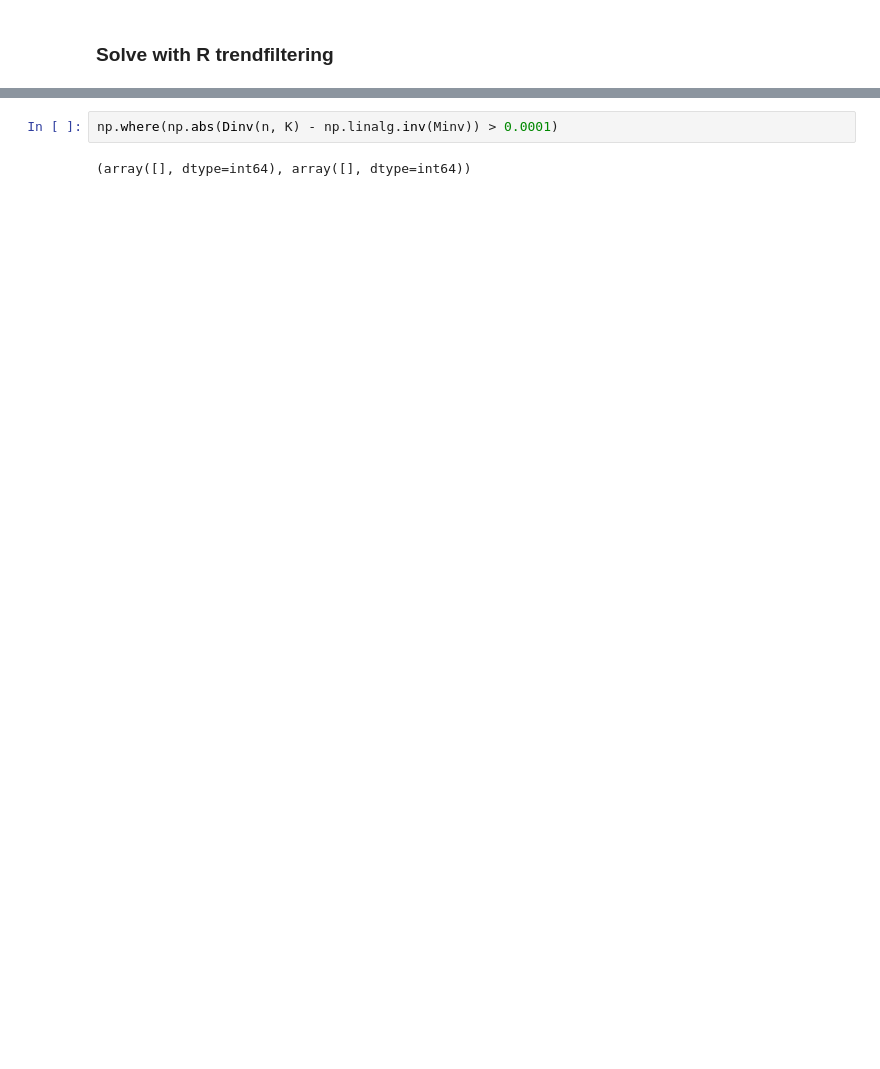
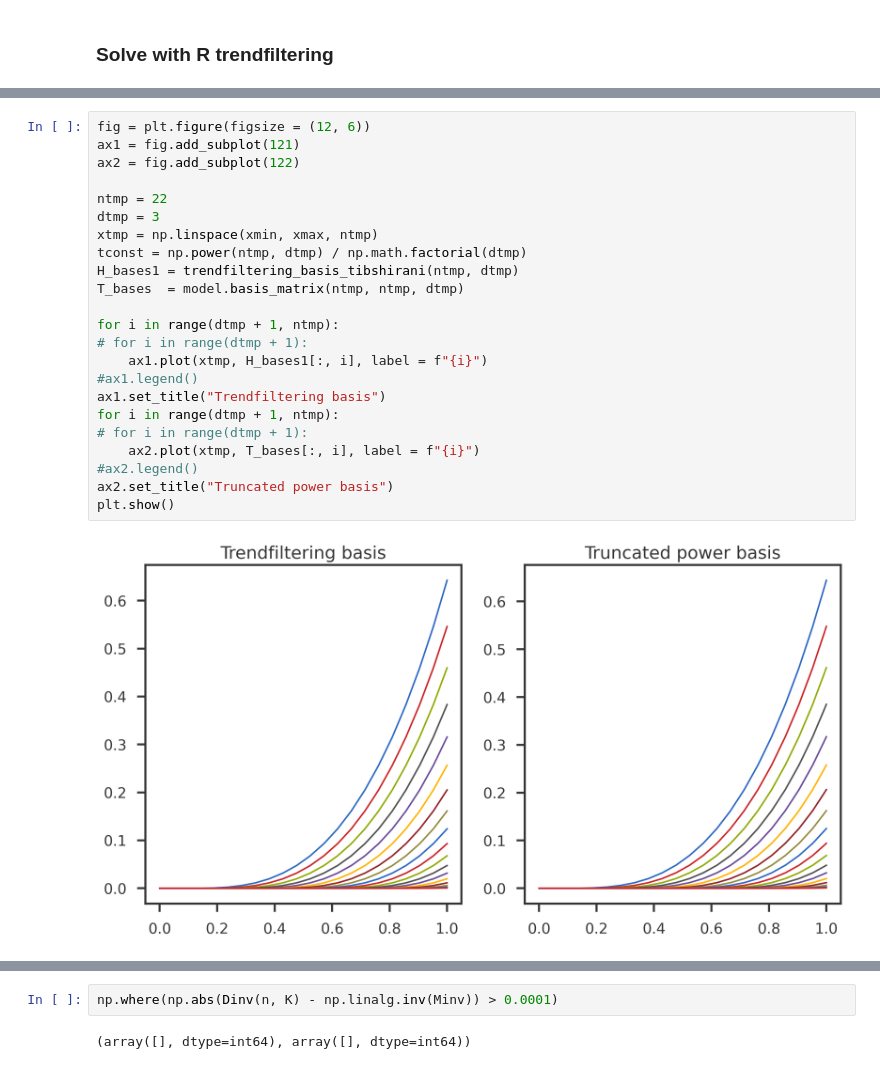
Before and after one commit to banskt/mr-ash-pen-workspace, a Jupyter notebook: notebooks/trendfiltering_examples/understanding_splines_bases.ipynb, the cells around one changed output, grey strips where cells are left out. Cells and saved outputs as stored; diff of their text form; blank space fills up the shorter version.

```diff
--- a/notebooks/trendfiltering_examples/understanding_splines_bases.ipynb
+++ b/notebooks/trendfiltering_examples/understanding_splines_bases.ipynb
@@ -238,0 +280,25 @@ def Dinv(n, k):
+# %%
+fig = plt.figure(figsize = (12, 6))
+ax1 = fig.add_subplot(121)
+ax2 = fig.add_subplot(122)
+
+ntmp = 22
+dtmp = 3
+xtmp = np.linspace(xmin, xmax, ntmp)
+tconst = np.power(ntmp, dtmp) / np.math.factorial(dtmp)
+H_bases1 = trendfiltering_basis_tibshirani(ntmp, dtmp)
+T_bases  = model.basis_matrix(ntmp, ntmp, dtmp)
+
+for i in range(dtmp + 1, ntmp):
+# for i in range(dtmp + 1):
+    ax1.plot(xtmp, H_bases1[:, i], label = f"{i}")
+#ax1.legend()
+ax1.set_title("Trendfiltering basis")
+for i in range(dtmp + 1, ntmp):
+# for i in range(dtmp + 1):
+    ax2.plot(xtmp, T_bases[:, i], label = f"{i}")
+#ax2.legend()
+ax2.set_title("Truncated power basis")
+plt.show()
+# %% [output]
+[figure, added]
```
Also changed, not shown: parts of 12 cells of this notebook.
